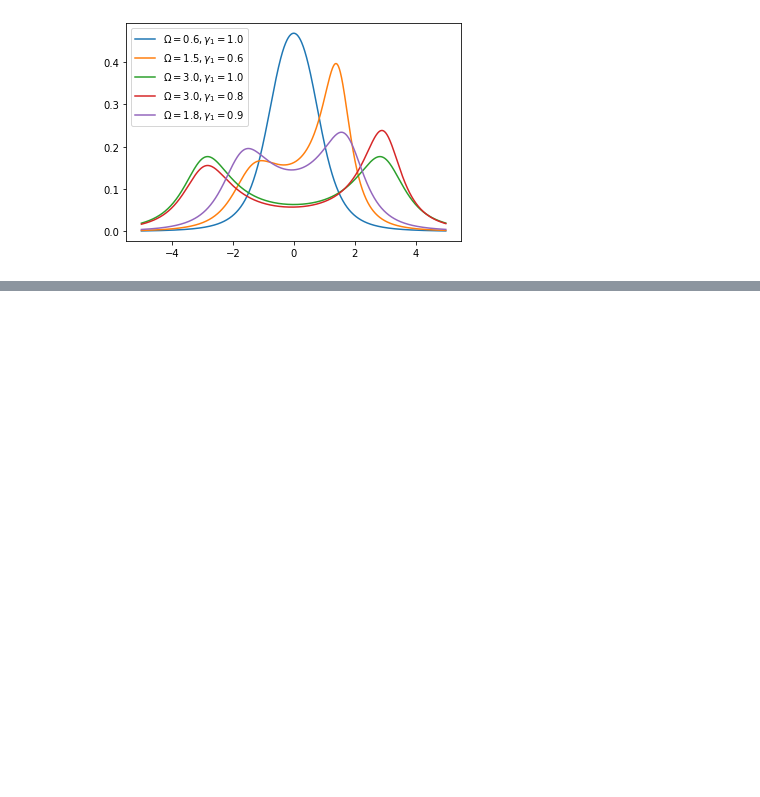
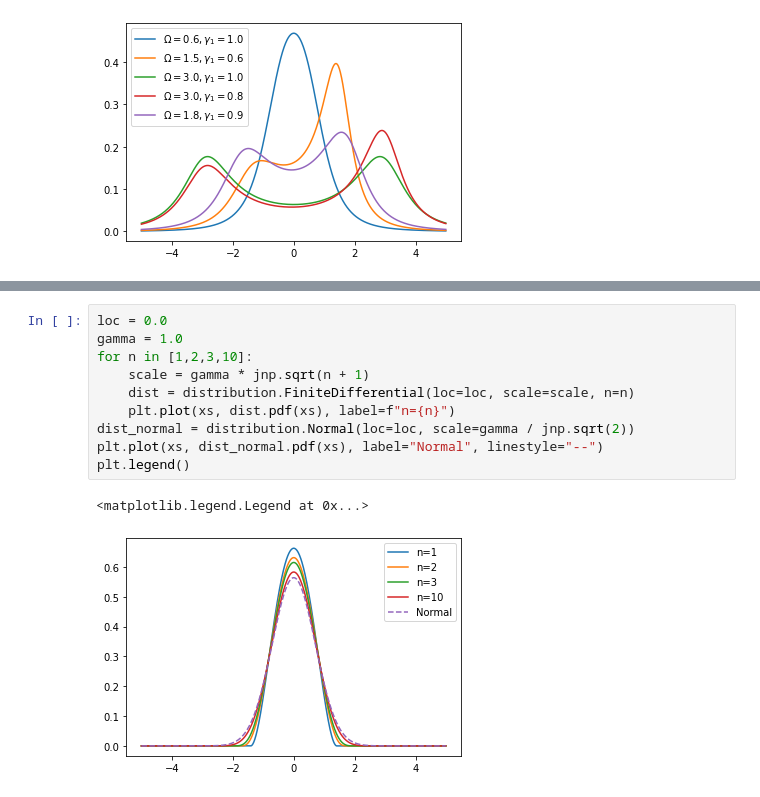
Before and after one commit to yonesuke/jaxkuramoto, a Jupyter notebook: docs/distributions.ipynb, the cells around one changed output, grey strips where cells are left out. Cells and saved outputs as stored; diff of their text form; blank space fills up the shorter version.

```diff
--- a/docs/distributions.ipynb
+++ b/docs/distributions.ipynb
@@ -143,0 +180,13 @@ plt.legend()
+# %%
+loc = 0.0
+gamma = 1.0
+for n in [1,2,3,10]:
+    scale = gamma * jnp.sqrt(n + 1)
+    dist = distribution.FiniteDifferential(loc=loc, scale=scale, n=n)
+    plt.plot(xs, dist.pdf(xs), label=f"n={n}")
+dist_normal = distribution.Normal(loc=loc, scale=gamma / jnp.sqrt(2))
+plt.plot(xs, dist_normal.pdf(xs), label="Normal", linestyle="--")
+plt.legend()
+# %% [output]
+<matplotlib.legend.Legend at 0x...>
+[figure, added]
```
Also changed, not shown: parts of 7 cells of this notebook, 2 other files.
